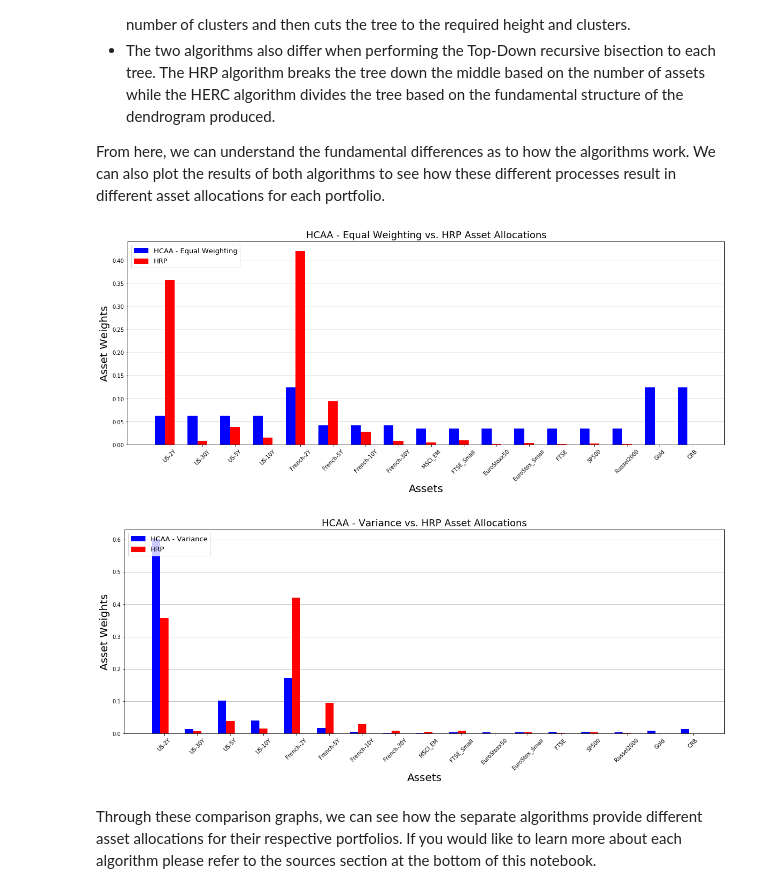
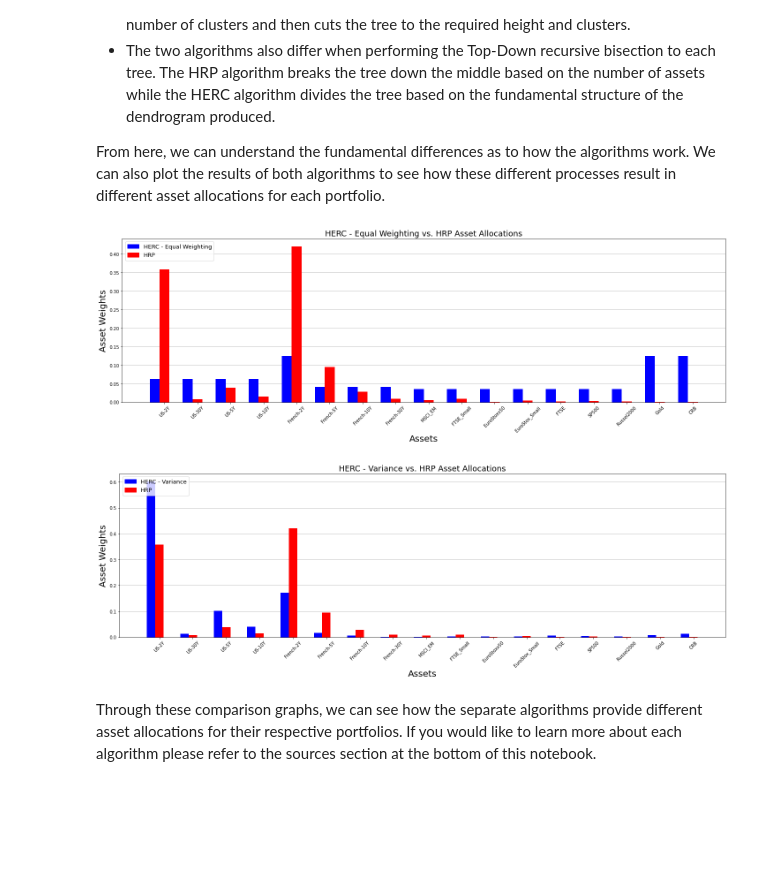
Before and after one commit to tzw101/research, a Jupyter notebook: Portfolio Optimisation Tutorials/HERC & HRP Comparison/HERC_HRP_comparison.ipynb, the cells around one changed output. Cells and saved outputs as stored; diff of their text form; code cells hidden in the pictures; blank space fills up the shorter version.

```diff
--- a/Portfolio Optimisation Tutorials/HERC & HRP Comparison/HERC_HRP_comparison.ipynb
+++ b/Portfolio Optimisation Tutorials/HERC & HRP Comparison/HERC_HRP_comparison.ipynb
@@ -214,36 +214,37 @@ From here, we can understand the fundamental differences as to how the algorithm
 # %%
 # plotting our HERC (Equal Weighting) vs. HRP comparison graph
 x = np.arange(len(hrp_weights.columns))
 bar_width = 0.3
 
 plt.figure(figsize=(20,7))
 plt.bar(x, hercEW_weights.values[0], color='blue', width=bar_width, zorder=2)
 plt.bar(x + bar_width, hrp_weights.values[0], color='red', width=bar_width, zorder=2)
 
 plt.xticks(x + bar_width, hercEW.weights, rotation=45, size=10)
 plt.title('HERC - Equal Weighting vs. HRP Asset Allocations', size=18)
 plt.xlabel('Assets', size=20)
 plt.ylabel('Asset Weights', size=20)
 
 blue_patch = mpatches.Patch(color='blue', label='HERC - Equal Weighting')
 red_patch = mpatches.Patch(color='red', label='HRP')
 plt.legend(handles=[blue_patch, red_patch], loc='upper left', prop={'size': 13})
 
 plt.grid(axis='y')
-
+plt.tight_layout()
+plt.savefig('herc_equal.png', dpi=150)
 plt.show()
 # %% [output]
-[figure, old version]
+[figure, new version]
 # %%
 # plotting our HERC (Variance) vs. HRP comparison graph
 x = np.arange(len(hrp_weights.columns))
 bar_width = 0.25
 
 plt.figure(figsize=(20,7))
-plt.bar(x, hcaaMV_weights.values[0], color='blue', width=bar_width, zorder=2)
+plt.bar(x, hercMV_weights.values[0], color='blue', width=bar_width, zorder=2)
 plt.bar(x + bar_width, hrp_weights.values[0], color='red', width=bar_width, zorder=2)
 
-plt.xticks(x + bar_width, hcaaMV.weights, rotation=45, size=10)
+plt.xticks(x + bar_width, hercMV_weights, rotation=45, size=10)
 plt.title('HERC - Variance vs. HRP Asset Allocations', size=18)
 plt.xlabel('Assets', size=20)
 plt.ylabel('Asset Weights', size=20)
@@ -253,10 +254,11 @@ red_patch = mpatches.Patch(color='red', label='HRP')
 plt.legend(handles=[blue_patch, red_patch], loc='upper left', prop={'size': 13})
 
 plt.grid(axis='y')
-
+plt.tight_layout()
+plt.savefig('herc_variance.png', dpi=150)
 plt.show()
 # %% [output]
-[figure, old version]
+[figure, new version]
 # %% [markdown]
 Through these comparison graphs, we can see how the separate algorithms provide different asset allocations for their respective portfolios. If you would like to learn more about each algorithm please refer to the sources section at the bottom of this notebook.
 # %% [markdown]
```
Also changed, not shown: parts of 2 cells of this notebook.
